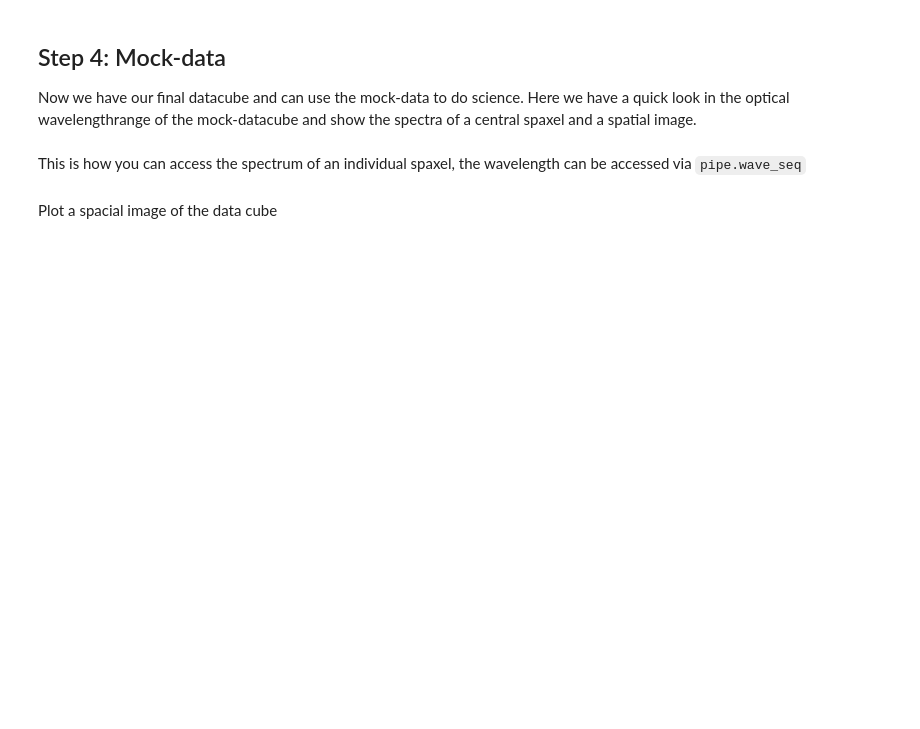
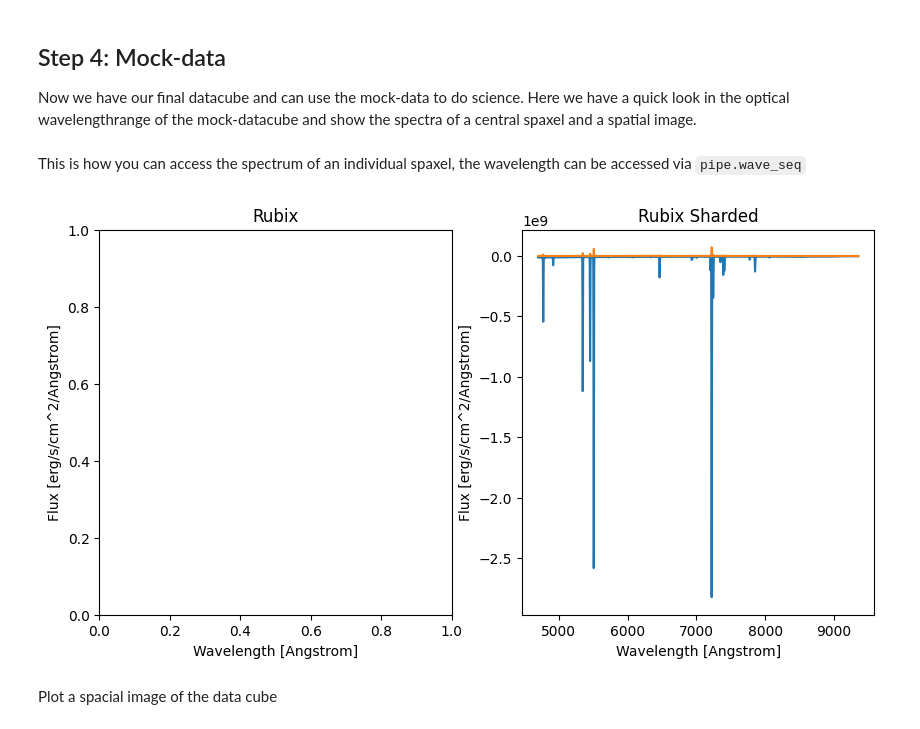
Before and after one commit to AstroAI-Lab/rubix, a Jupyter notebook: notebooks/rubix_pipeline_single_function_shard_map.ipynb, the cells around one changed output. Drawn from its saved outputs; the diff is of its cells as text; code cells hidden in the pictures; blank space fills up the shorter version.

```diff
--- a/notebooks/rubix_pipeline_single_function_shard_map.ipynb
+++ b/notebooks/rubix_pipeline_single_function_shard_map.ipynb
@@ -233,8 +254,8 @@ rubixdata = pipe.run_sharded(inputdata)
 # %%
 #NBVAL_SKIP
 
-inputdata = pipe.prepare_data()
-shard_rubixdata = pipe.run_sharded_chunked(inputdata)
+#inputdata = pipe.prepare_data()
+#shard_rubixdata = pipe.run_sharded_chunked(inputdata)
 # %% [markdown]
 ## Step 4: Mock-data
 
@@ -251,27 +272,29 @@ This is how you can access the spectrum of an individual spaxel, the wavelength
 # %%
 #NBVAL_SKIP
 wave = pipe.telescope.wave_seq
 
 #spectra = rubixdata#.stars.datacube # Spectra of all stars
-spectra_sharded = shard_rubixdata # Spectra of all stars
+spectra_sharded = rubixdata # Spectra of all stars
 #print(spectra.shape)
 
 plt.figure(figsize=(10, 5))
 plt.subplot(1, 2, 1)
 plt.title("Rubix")
 plt.xlabel("Wavelength [Angstrom]")
 plt.ylabel("Flux [erg/s/cm^2/Angstrom]")
 #plt.plot(wave, spectra[12,12,:])
 #plt.plot(wave, spectra[8,12,:])
 
 plt.subplot(1, 2, 2)
 plt.title("Rubix Sharded")
 plt.xlabel("Wavelength [Angstrom]")
 plt.ylabel("Flux [erg/s/cm^2/Angstrom]")
 plt.plot(wave, spectra_sharded[12,12,:])
 plt.plot(wave, spectra_sharded[8,12,:])
 
 plt.show()
+# %% [output]
+[figure, added]
 # %% [markdown]
 Plot a spacial image of the data cube
 # %%
```
Also changed, not shown: parts of 6 cells of this notebook, 2 other files.
